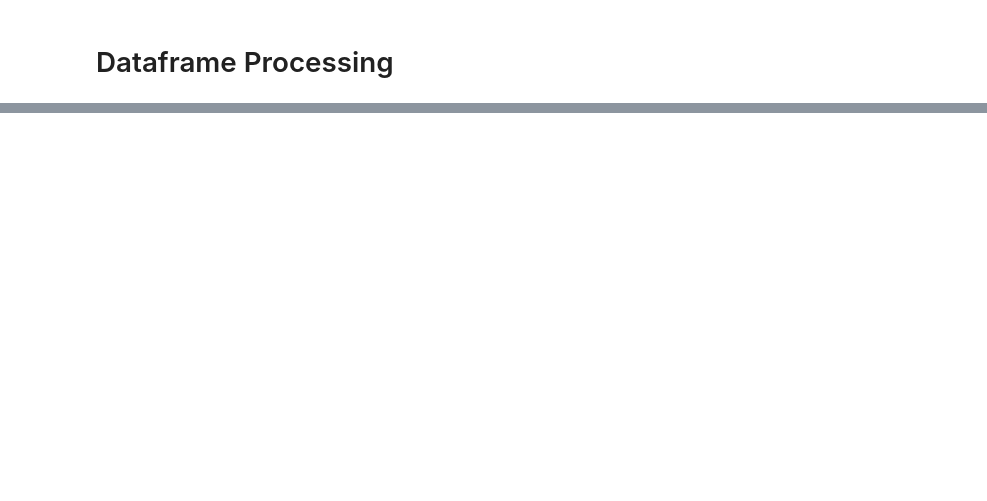
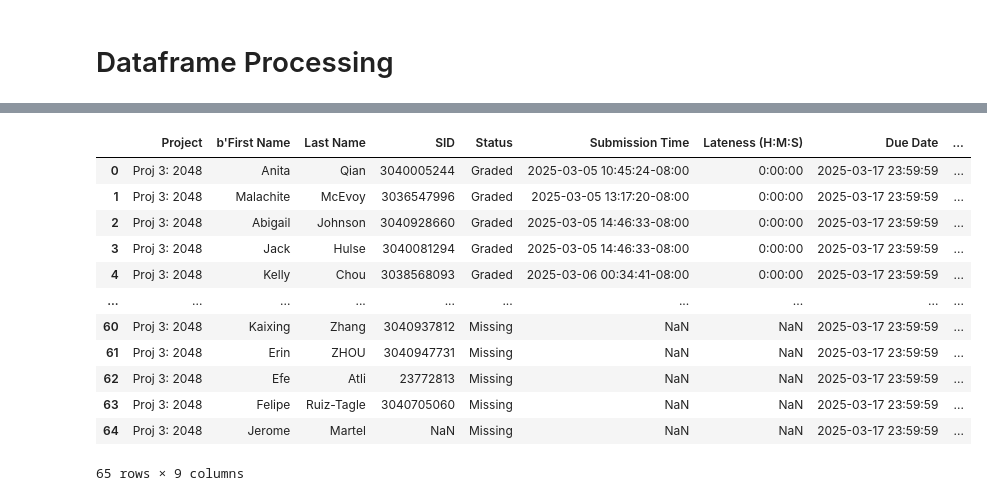
Before and after one commit to AFA-Tooling/remind, a Jupyter notebook: gradesync_input/df_processing.ipynb, the cells around one changed output, grey strips where cells are left out. Saved outputs shown, nothing was run; the diff lists cells and outputs as text; code cells hidden in the pictures; blank space fills up the shorter version.

```diff
--- a/gradesync_input/df_processing.ipynb
+++ b/gradesync_input/df_processing.ipynb
@@ -28,0 +252,26 @@ NameError: name '__file__' is not defined
+# %%
+# Make the column notification_frequency in merged_df a timedelta object where it is random number from 3-7 days in length
+
+import random
+
+def random_timedelta():
+    # Generate a random number of days between 3 and 7
+    num_days = random.randint(3, 7)
+    return pd.Timedelta(days=num_days)
+merged_df['notification_frequency'] = merged_df['notification_frequency'].apply(lambda x: random_timedelta())
+
+merged_df
+# %% [output]
+|  | Project | b'First Name | Last Name | SID | Status | Submission Time | Lateness (H:M:S) | Due Date | ... |
+| 0 | Proj 3: 2048 | Anita | Qian | 3040005244 | Graded | 2025-03-05 10:45:24-08:00 | 0:00:00 | 2025-03-17 23:59:59 | ... |
+| 1 | Proj 3: 2048 | Malachite | McEvoy | 3036547996 | Graded | 2025-03-05 13:17:20-08:00 | 0:00:00 | 2025-03-17 23:59:59 | ... |
+| 2 | Proj 3: 2048 | Abigail | Johnson | 3040928660 | Graded | 2025-03-05 14:46:33-08:00 | 0:00:00 | 2025-03-17 23:59:59 | ... |
+| 3 | Proj 3: 2048 | Jack | Hulse | 3040081294 | Graded | 2025-03-05 14:46:33-08:00 | 0:00:00 | 2025-03-17 23:59:59 | ... |
+| 4 | Proj 3: 2048 | Kelly | Chou | 3038568093 | Graded | 2025-03-06 00:34:41-08:00 | 0:00:00 | 2025-03-17 23:59:59 | ... |
+| ... | ... | ... | ... | ... | ... | ... | ... | ... | ... |
+| 60 | Proj 3: 2048 | Kaixing | Zhang | 3040937812 | Missing | NaN | NaN | 2025-03-17 23:59:59 | ... |
+| 61 | Proj 3: 2048 | Erin | ZHOU | 3040947731 | Missing | NaN | NaN | 2025-03-17 23:59:59 | ... |
+| 62 | Proj 3: 2048 | Efe | Atli | 23772813 | Missing | NaN | NaN | 2025-03-17 23:59:59 | ... |
+| 63 | Proj 3: 2048 | Felipe | Ruiz-Tagle | 3040705060 | Missing | NaN | NaN | 2025-03-17 23:59:59 | ... |
+| 64 | Proj 3: 2048 | Jerome | Martel | NaN | Missing | NaN | NaN | 2025-03-17 23:59:59 | ... |
+65 rows × 9 columns
```
Also changed, not shown: parts of 28 cells of this notebook, 4 other files.
